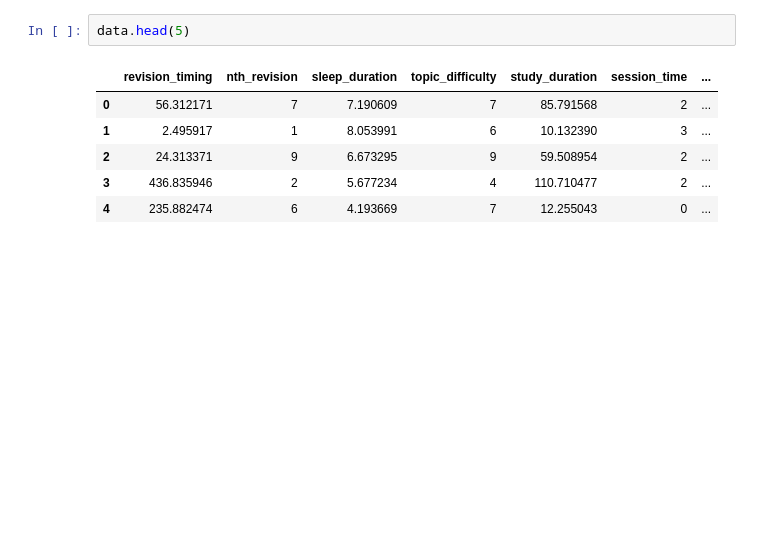
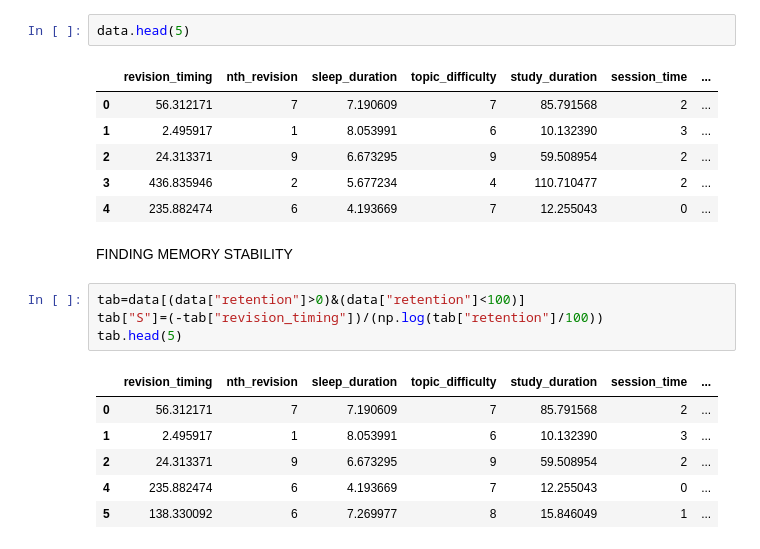
Before and after one commit to GITTY5678/ML-based-approach-to-Ebbinghaus-forgetting-curve, a Jupyter notebook: training/split_dataset_2.ipynb, the cells around one changed output. Drawn from its saved outputs; the diff is of its cells as text; blank space fills up the shorter version.

```diff
--- a/training/split_dataset_2.ipynb
+++ b/training/split_dataset_2.ipynb
@@ -164,3 +164,16 @@ data.head(5)
 | 2 | 24.313371 | 9 | 6.673295 | 9 | 59.508954 | 2 | ... |
 | 3 | 436.835946 | 2 | 5.677234 | 4 | 110.710477 | 2 | ... |
 | 4 | 235.882474 | 6 | 4.193669 | 7 | 12.255043 | 0 | ... |
+# %% [markdown]
+FINDING MEMORY STABILITY
+# %%
+tab=data[(data["retention"]>0)&(data["retention"]<100)]
+tab["S"]=(-tab["revision_timing"])/(np.log(tab["retention"]/100))
+tab.head(5)
+# %% [output]
+|  | revision_timing | nth_revision | sleep_duration | topic_difficulty | study_duration | session_time | ... |
+| 0 | 56.312171 | 7 | 7.190609 | 7 | 85.791568 | 2 | ... |
+| 1 | 2.495917 | 1 | 8.053991 | 6 | 10.132390 | 3 | ... |
+| 2 | 24.313371 | 9 | 6.673295 | 9 | 59.508954 | 2 | ... |
+| 4 | 235.882474 | 6 | 4.193669 | 7 | 12.255043 | 0 | ... |
+| 5 | 138.330092 | 6 | 7.269977 | 8 | 15.846049 | 1 | ... |
```
Also changed, not shown: parts of 4 cells of this notebook, 3 other files.
